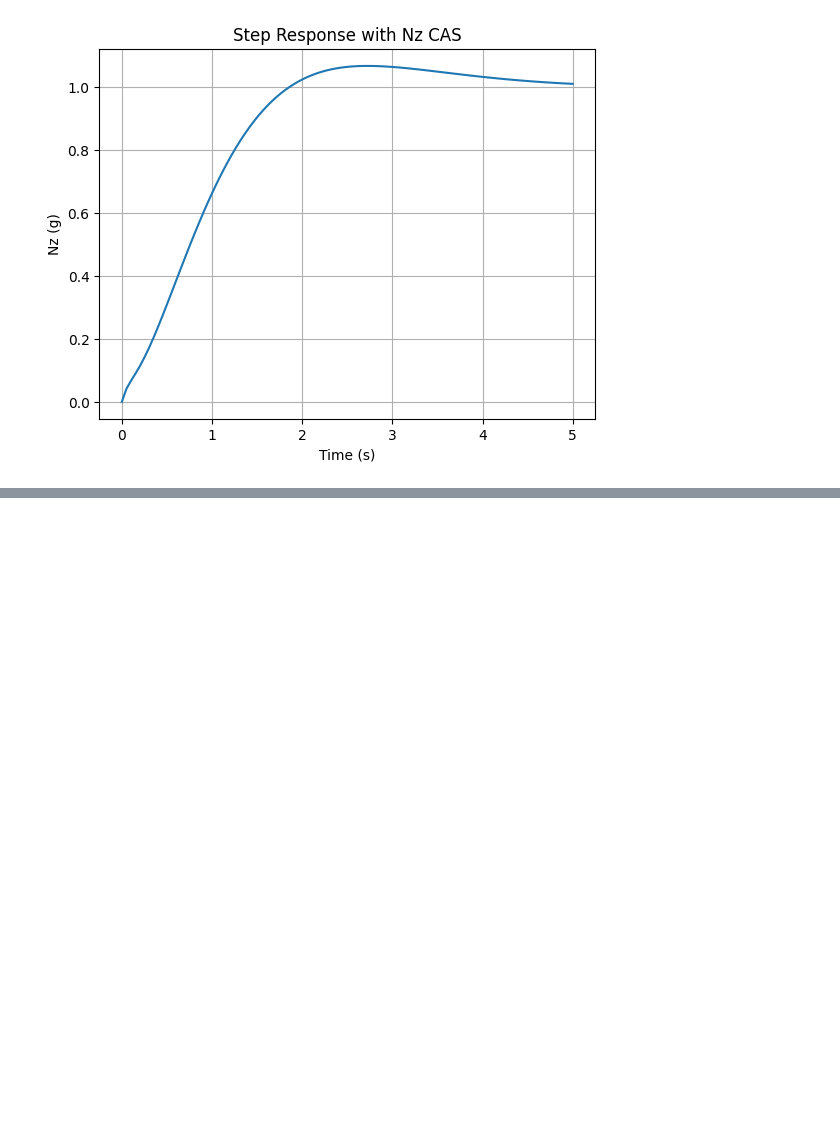
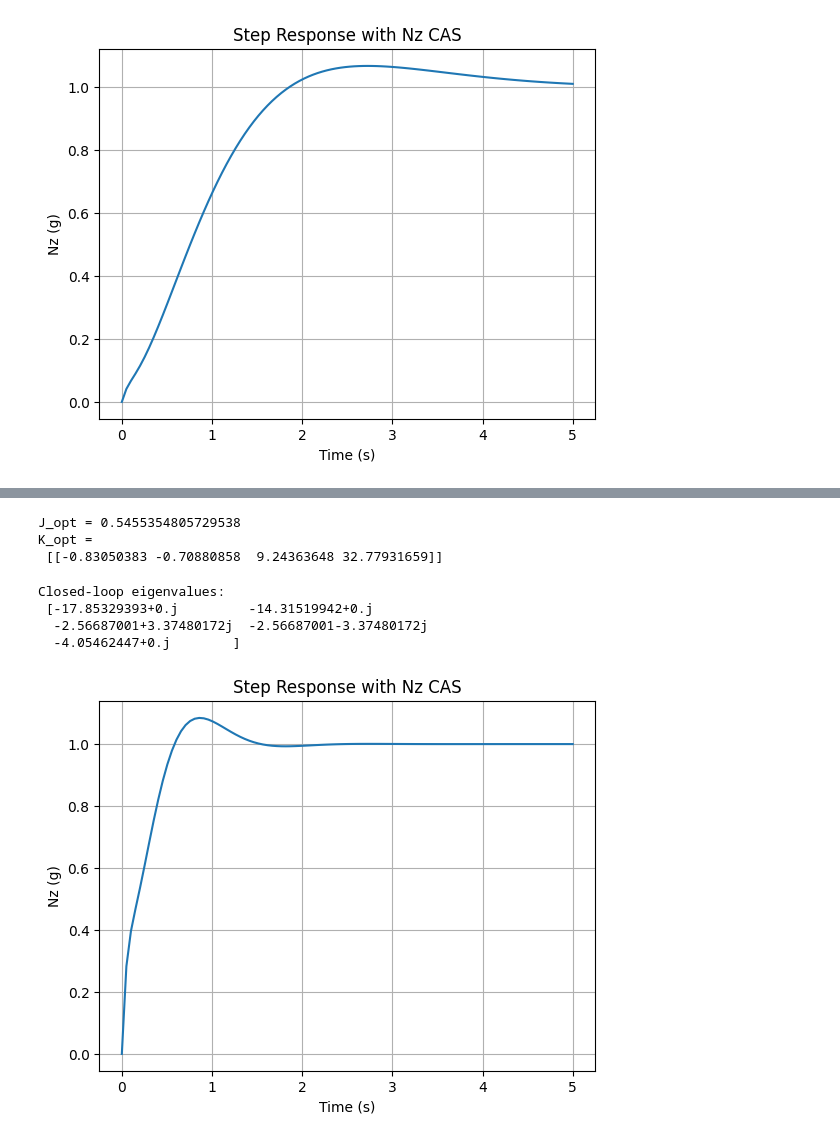
Before and after one commit to jeheneghan/StevensAndLewis, a Jupyter notebook: scripts/examples/LQTracker.ipynb, the cells around one changed output, grey strips where cells are left out. Drawn from its saved outputs; the diff is of its cells as text; code cells hidden in the pictures; blank space fills up the shorter version.

Commit message:
Added example 5p5d2 for time dependent weighting.

```diff
--- a/scripts/examples/LQTracker.ipynb
+++ b/scripts/examples/LQTracker.ipynb
@@ -222,0 +225,9 @@ tools.plot_step(sys_final, t, 'Nz (g)', 'Step Response with Nz CAS')
+# %%
+Q = np.diag([0, 264, 60, 0, 100])
+h_q_a = 16
+Q[1, [2,3]] = [h_q_a, 1]
+Q[[2,3], 1] = [h_q_a, 1]
+print('Q =\n', Q)
+
+R = np.array([[0.05]])  # control effort weight
+print('R =\n', R)
@@ -222,0 +243,30 @@ tools.plot_step(sys_final, t, 'Nz (g)', 'Step Response with Nz CAS')
+# %%
+K_0 = np.zeros([sys_nz.ninputs, sys_nz.noutputs])
+
+K_0[UR_IDX, ALPFD_IDX] = -1.0 # angle of attack
+K_0[UR_IDX, Q_IDX] = -1.0 # pitch rate
+K_0[UR_IDX, E_IDX] = 10.0 # load factor error
+K_0[UR_IDX, EPS_IDX] = 50.0 # integral of load factor error
+
+K_opt = tools.LQTracker(sys_nz, g, f, Q, R, K_0)
+# %% [output]
+J_opt = 0.5455354805729538
+K_opt =
+ [[-0.83050383 -0.70880858  9.24363648 32.77931659]]
+# %%
+A_c = sys_nz.A - sys_nz.B @ K_opt @ sys_nz.C
+eigenvalues = np.linalg.eigvals(A_c)
+print('Closed-loop eigenvalues:\n', eigenvalues)
+# %% [output]
+Closed-loop eigenvalues:
+ [-17.85329393+0.j         -14.31519942+0.j
+  -2.56687001+3.37480172j  -2.56687001-3.37480172j
+  -4.05462447+0.j        ]
+# %%
+# create system (change Nz error to just Nz by negating C and zeroing D)
+sys_final = ct.ss(A_c, g - sys_nz.B @ K_opt @ f, -sys_nz.C[E_IDX, :], np.array([[0]]))
+t = np.linspace(0, 5, 100)
+plt.figure()
+tools.plot_step(sys_final, t, 'Nz (g)', 'Step Response with Nz CAS')
+# %% [output]
+[figure, added]
```
Also changed, not shown: parts of 7 cells of this notebook, 1 other file.
